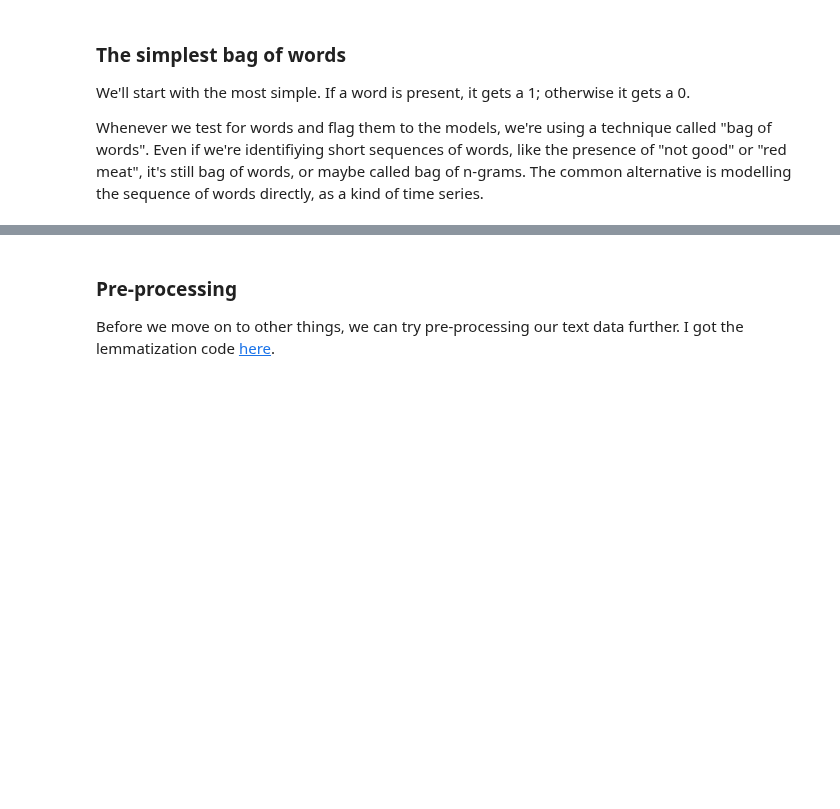
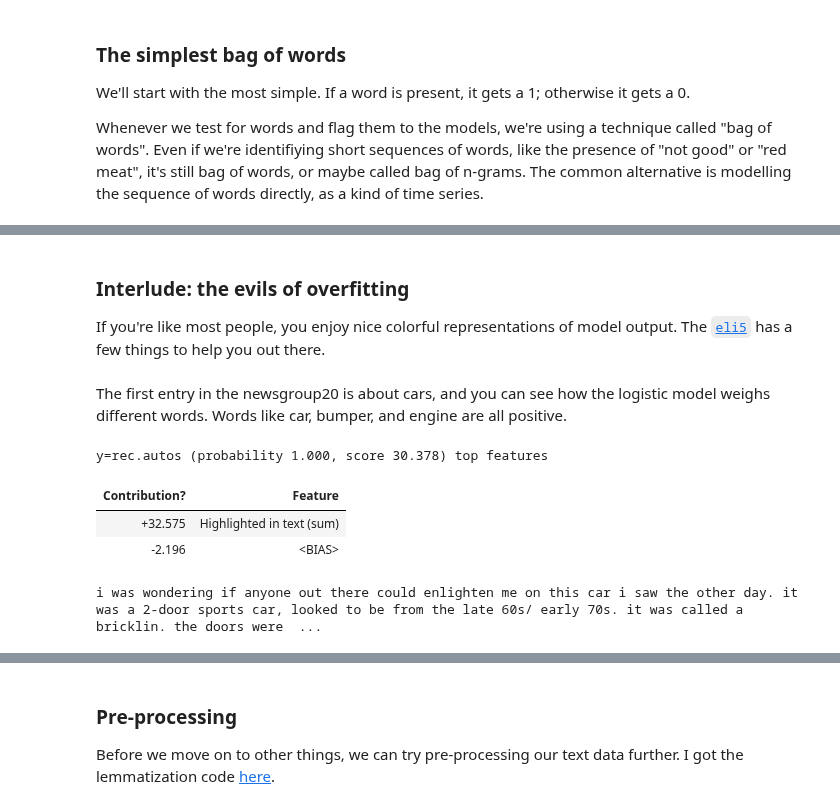
Before and after one commit to sjchiass/ml_guides, a Jupyter notebook: Statistical Learning/5_Text_Classification.ipynb, the cells around one changed output, grey strips where cells are left out. Drawn from its saved outputs; the diff is of its cells as text; code cells hidden in the pictures; blank space fills up the shorter version.

```diff
--- a/Statistical Learning/5_Text_Classification.ipynb
+++ b/Statistical Learning/5_Text_Classification.ipynb
@@ -358 +398,5 @@ newsgroup20          train/test 11314/7532 total vocab 282099
                     ---------------------------------------------------------
+# %% [markdown]
+### Interlude: the evils of overfitting
+
+If you're like most people, you enjoy nice colorful representations of model output. The [`eli5`](http://eli5.readthedocs.io/en/latest/tutorials/sklearn-text.html) has a few things to help you out there.
@@ -358,0 +409,10 @@ newsgroup20          train/test 11314/7532 total vocab 282099
+# %% [markdown]
+The first entry in the newsgroup20 is about cars, and you can see how the logistic model weighs different words. Words like car, bumper, and engine are all positive.
+# %%
+eli5.show_prediction(fit, ng_train_raw.data[0], vec=vec, target_names=ng_train_raw.target_names, targets=["rec.autos"])
+# %% [output]
+y=rec.autos (probability 1.000, score 30.378) top features
+| Contribution? | Feature |
+| +32.575 | Highlighted in text (sum) |
+| -2.196 | <BIAS> |
+i was wondering if anyone out there could enlighten me on this car i saw the other day. it was a 2-door sports car, looked to be from the late 60s/ early 70s. it was called a bricklin. the doors were  ...
```
Also changed, not shown: parts of 64 cells of this notebook, 1 other file.
